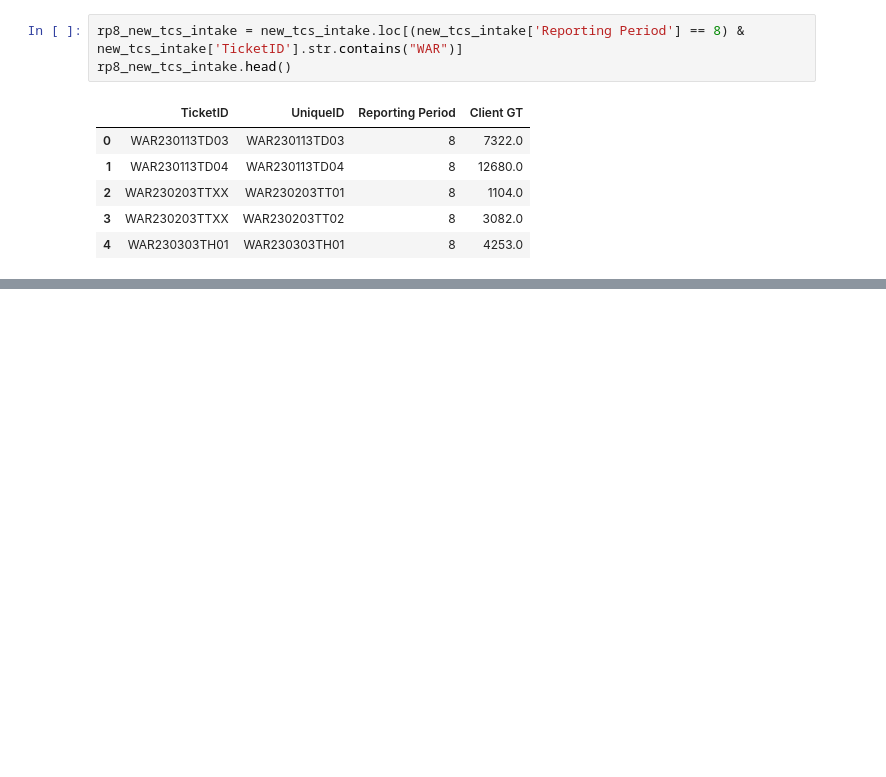
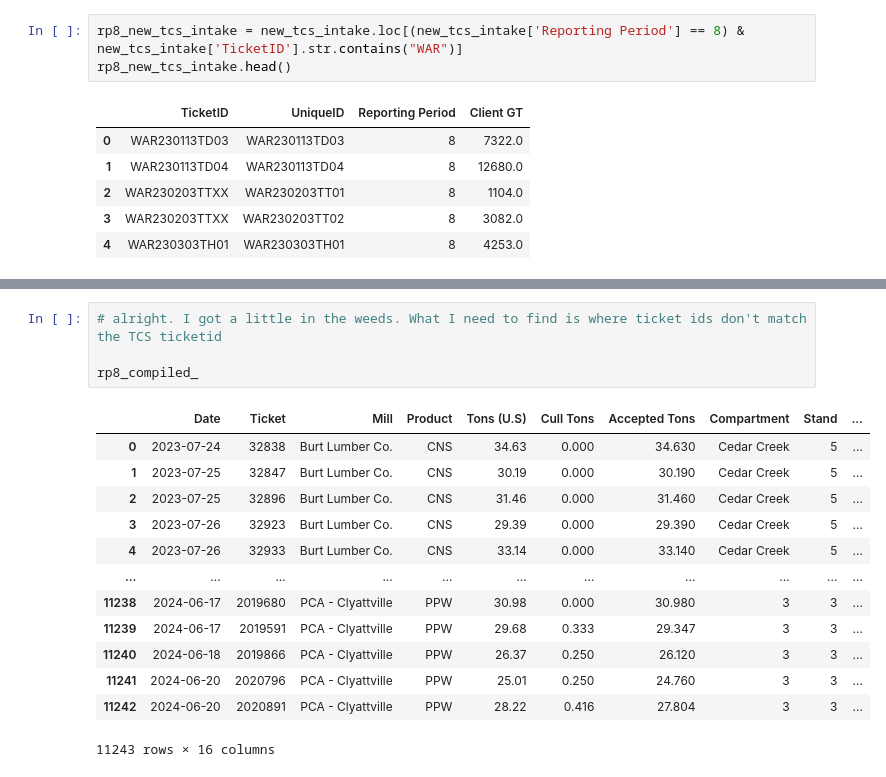
Before and after one commit to BilyBrown/sqlite3-tutorial, a Jupyter notebook: create_war_tables.ipynb, the cells around one changed output, grey strips where cells are left out. Cells and saved outputs as stored; diff of their text form; blank space fills up the shorter version.

```diff
--- a/create_war_tables.ipynb
+++ b/create_war_tables.ipynb
@@ -829,0 +869,18 @@ client_df[client_df['TicketID'].isin(['WAR240130TT01', 'WAR231018TH01', 'WAR2310
+# %%
+# alright. I got a little in the weeds. What I need to find is where ticket ids don't match the TCS ticketid
+
+rp8_compiled_
+# %% [output]
+|  | Date | Ticket | Mill | Product | Tons (U.S) | Cull Tons | Accepted Tons | Compartment | Stand | ... |
+| 0 | 2023-07-24 | 32838 | Burt Lumber Co. | CNS | 34.63 | 0.000 | 34.630 | Cedar Creek | 5 | ... |
+| 1 | 2023-07-25 | 32847 | Burt Lumber Co. | CNS | 30.19 | 0.000 | 30.190 | Cedar Creek | 5 | ... |
+| 2 | 2023-07-25 | 32896 | Burt Lumber Co. | CNS | 31.46 | 0.000 | 31.460 | Cedar Creek | 5 | ... |
+| 3 | 2023-07-26 | 32923 | Burt Lumber Co. | CNS | 29.39 | 0.000 | 29.390 | Cedar Creek | 5 | ... |
+| 4 | 2023-07-26 | 32933 | Burt Lumber Co. | CNS | 33.14 | 0.000 | 33.140 | Cedar Creek | 5 | ... |
+| ... | ... | ... | ... | ... | ... | ... | ... | ... | ... | ... |
+| 11238 | 2024-06-17 | 2019680 | PCA - Clyattville | PPW | 30.98 | 0.000 | 30.980 | 3 | 3 | ... |
+| 11239 | 2024-06-17 | 2019591 | PCA - Clyattville | PPW | 29.68 | 0.333 | 29.347 | 3 | 3 | ... |
+| 11240 | 2024-06-18 | 2019866 | PCA - Clyattville | PPW | 26.37 | 0.250 | 26.120 | 3 | 3 | ... |
+| 11241 | 2024-06-20 | 2020796 | PCA - Clyattville | PPW | 25.01 | 0.250 | 24.760 | 3 | 3 | ... |
+| 11242 | 2024-06-20 | 2020891 | PCA - Clyattville | PPW | 28.22 | 0.416 | 27.804 | 3 | 3 | ... |
+11243 rows × 16 columns
```
Also changed, not shown: parts of 11 cells of this notebook.
